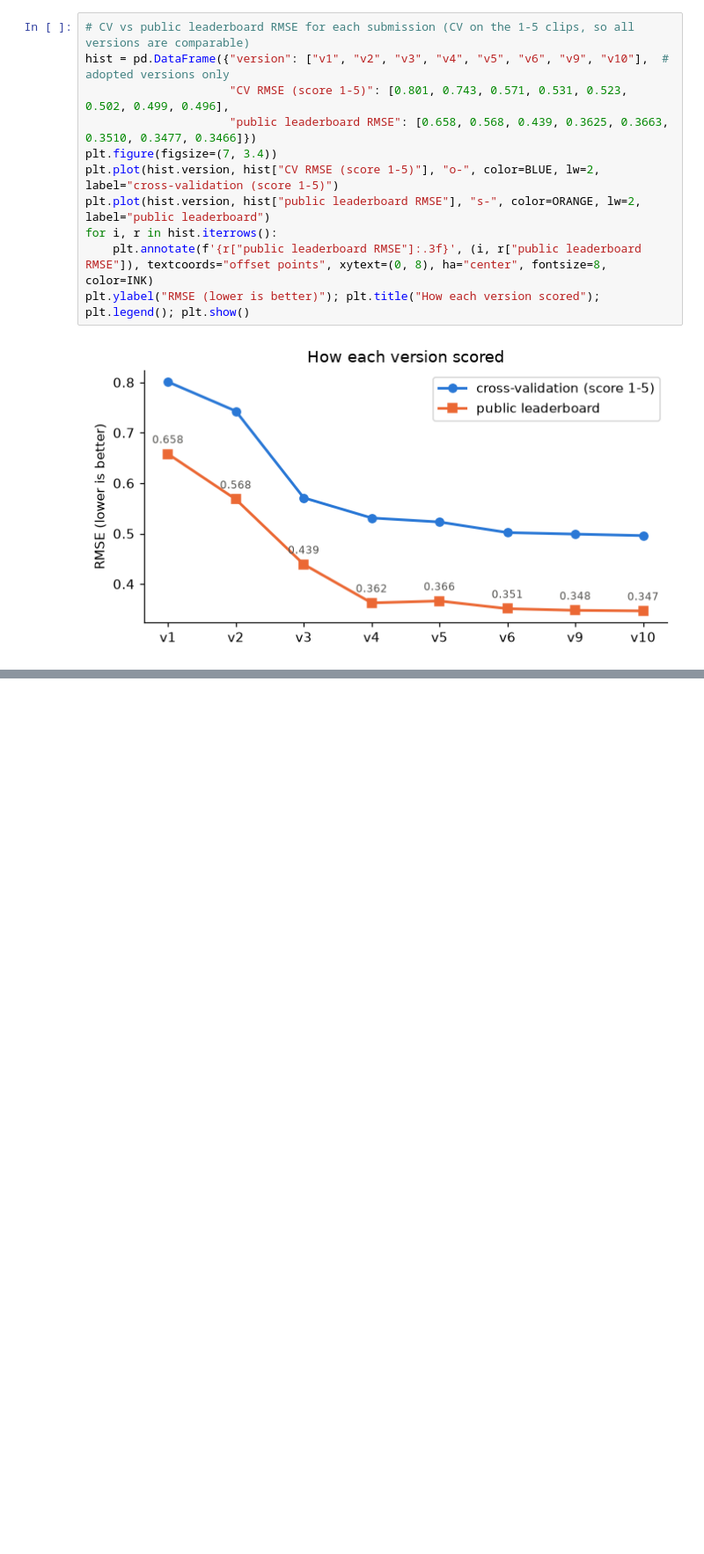
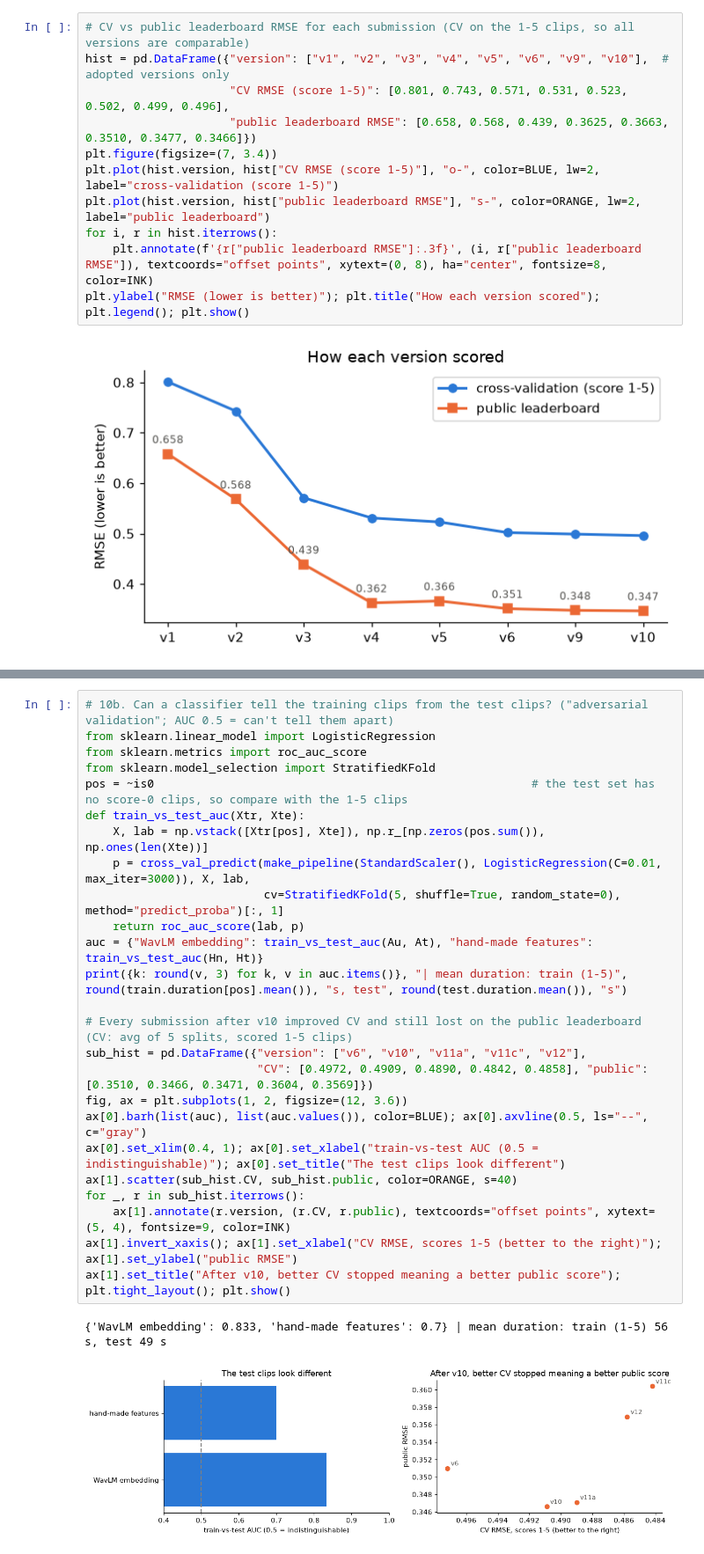
Before and after one commit to Vanshrajput29/SHL-grammar-scoring, a Jupyter notebook: shl_grammar_scoring.ipynb, the cells around one changed output, grey strips where cells are left out. Shown at 88% size. Cells and saved outputs as stored; diff of their text form; blank space fills up the shorter version.

```diff
--- a/shl_grammar_scoring.ipynb
+++ b/shl_grammar_scoring.ipynb
@@ -732,0 +725,28 @@ That's fine for a challenge, but too slow and expensive for millions of test-tak
+# %%
+# 10b. Can a classifier tell the training clips from the test clips? ("adversarial validation"; AUC 0.5 = can't tell them apart)
+from sklearn.linear_model import LogisticRegression
+from sklearn.metrics import roc_auc_score
+from sklearn.model_selection import StratifiedKFold
+pos = ~is0                                                       # the test set has no score-0 clips, so compare with the 1-5 clips
+def train_vs_test_auc(Xtr, Xte):
+    X, lab = np.vstack([Xtr[pos], Xte]), np.r_[np.zeros(pos.sum()), np.ones(len(Xte))]
+    p = cross_val_predict(make_pipeline(StandardScaler(), LogisticRegression(C=0.01, max_iter=3000)), X, lab,
+                          cv=StratifiedKFold(5, shuffle=True, random_state=0), method="predict_proba")[:, 1]
+    return roc_auc_score(lab, p)
+auc = {"WavLM embedding": train_vs_test_auc(Au, At), "hand-made features": train_vs_test_auc(Hn, Ht)}
+print({k: round(v, 3) for k, v in auc.items()}, "| mean duration: train (1-5)", round(train.duration[pos].mean()), "s, test", round(test.duration.mean()), "s")
+
+# Every submission after v10 improved CV and still lost on the public leaderboard (CV: avg of 5 splits, scored 1-5 clips)
+sub_hist = pd.DataFrame({"version": ["v6", "v10", "v11a", "v11c", "v12"],
+                         "CV": [0.4972, 0.4909, 0.4890, 0.4842, 0.4858], "public": [0.3510, 0.3466, 0.3471, 0.3604, 0.3569]})
+fig, ax = plt.subplots(1, 2, figsize=(12, 3.6))
+ax[0].barh(list(auc), list(auc.values()), color=BLUE); ax[0].axvline(0.5, ls="--", c="gray")
+ax[0].set_xlim(0.4, 1); ax[0].set_xlabel("train-vs-test AUC (0.5 = indistinguishable)"); ax[0].set_title("The test clips look different")
+ax[1].scatter(sub_hist.CV, sub_hist.public, color=ORANGE, s=40)
+for _, r in sub_hist.iterrows():
+    ax[1].annotate(r.version, (r.CV, r.public), textcoords="offset points", xytext=(5, 4), fontsize=9, color=INK)
+ax[1].invert_xaxis(); ax[1].set_xlabel("CV RMSE, scores 1-5 (better to the right)"); ax[1].set_ylabel("public RMSE")
+ax[1].set_title("After v10, better CV stopped meaning a better public score"); plt.tight_layout(); plt.show()
+# %% [output]
+{'WavLM embedding': 0.833, 'hand-made features': 0.7} | mean duration: train (1-5) 56 s, test 49 s
+[figure, added]
```
Also changed, not shown: parts of 3 cells of this notebook, 7 other files.
